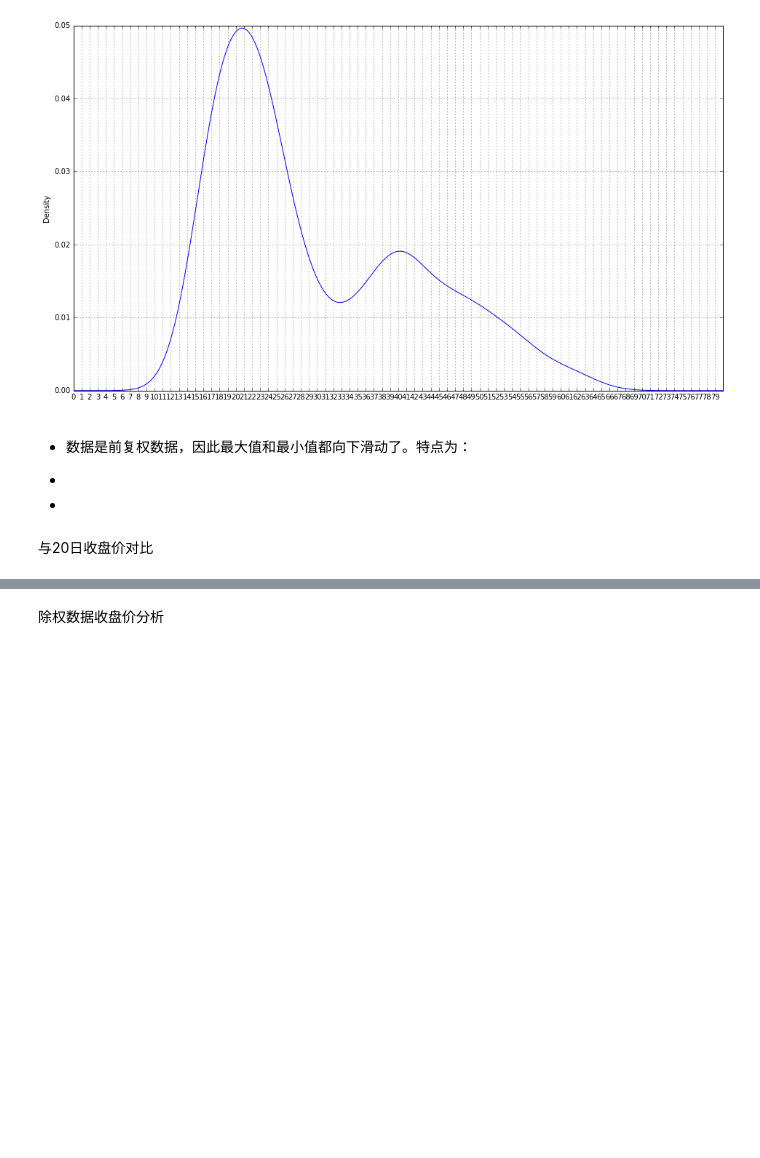
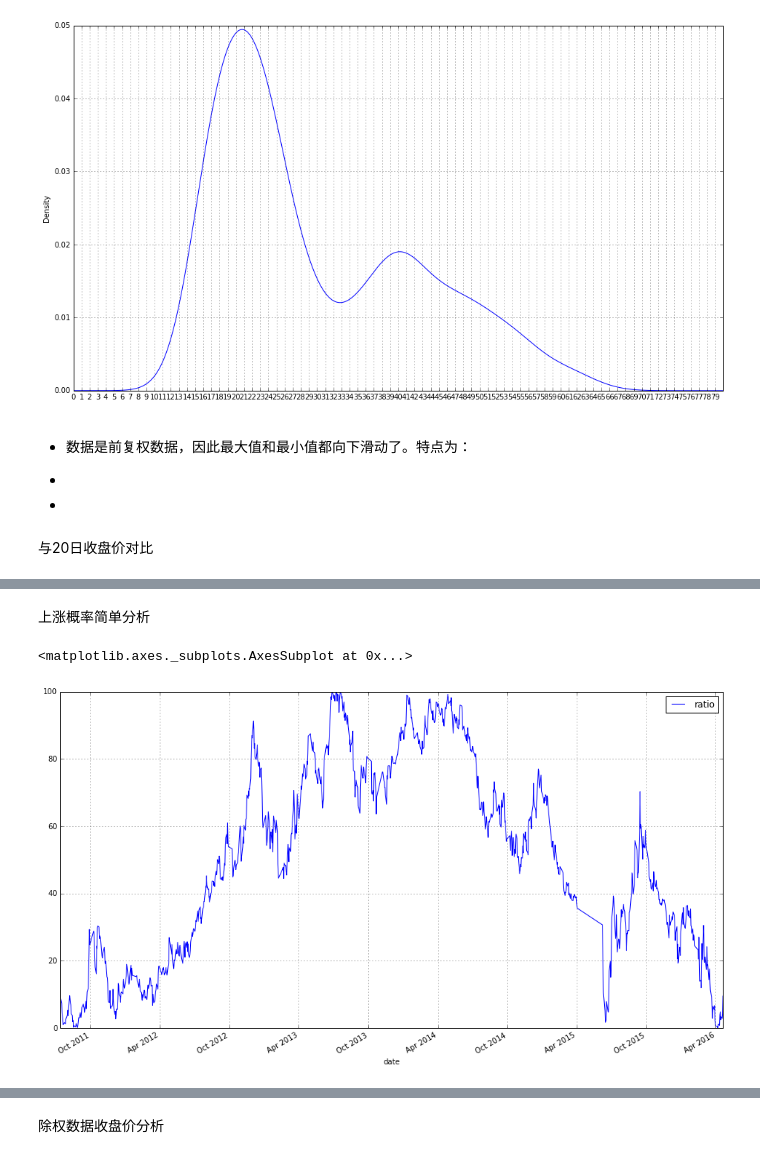
Before and after one commit to taplo/MyJupyters, a Jupyter notebook: Statics_002601_Temple.ipynb, the cells around one changed output, grey strips where cells are left out. Saved outputs shown, nothing was run; the diff lists cells and outputs as text; code cells hidden in the pictures; blank space fills up the shorter version.

```diff
--- a/Statics_002601_Temple.ipynb
+++ b/Statics_002601_Temple.ipynb
@@ -231,0 +233,8 @@ closeallqfq20.plot(kind='kde',grid=True,figsize=(16,9),xticks=qxt,xlim=qxl)
+# %% [markdown]
+上涨概率简单分析
+# %%
+qfqrat=pd.DataFrame([100-stats.percentileofscore(dfqfq.close,f) for f in dfqfq.close],index=dfqfq.index,columns=['ratio'])
+qfqrat.plot(grid=True,figsize=(16,9))
+# %% [output]
+<matplotlib.axes._subplots.AxesSubplot at 0x...>
+[figure, added]
```
Also changed, not shown: parts of 28 cells of this notebook.
